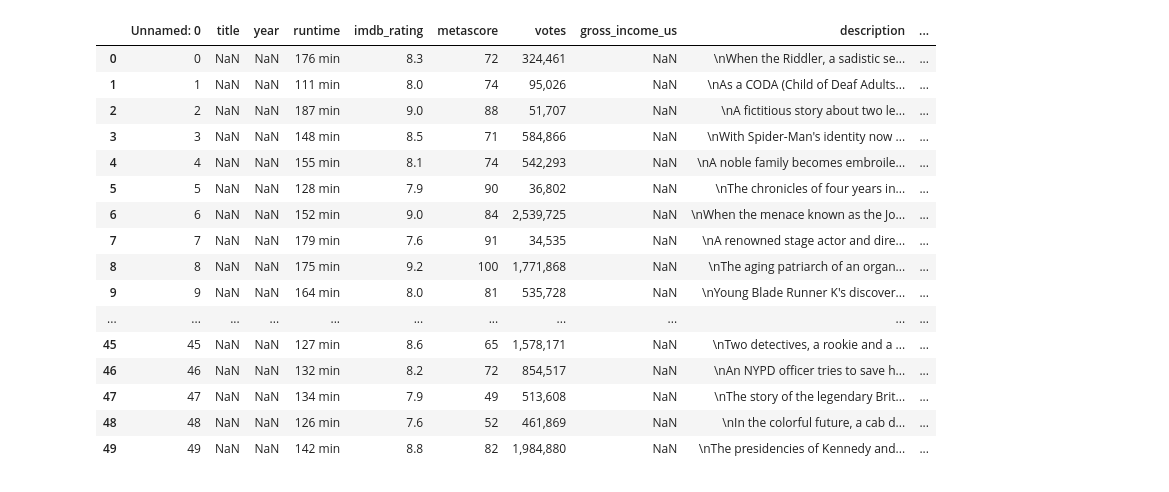
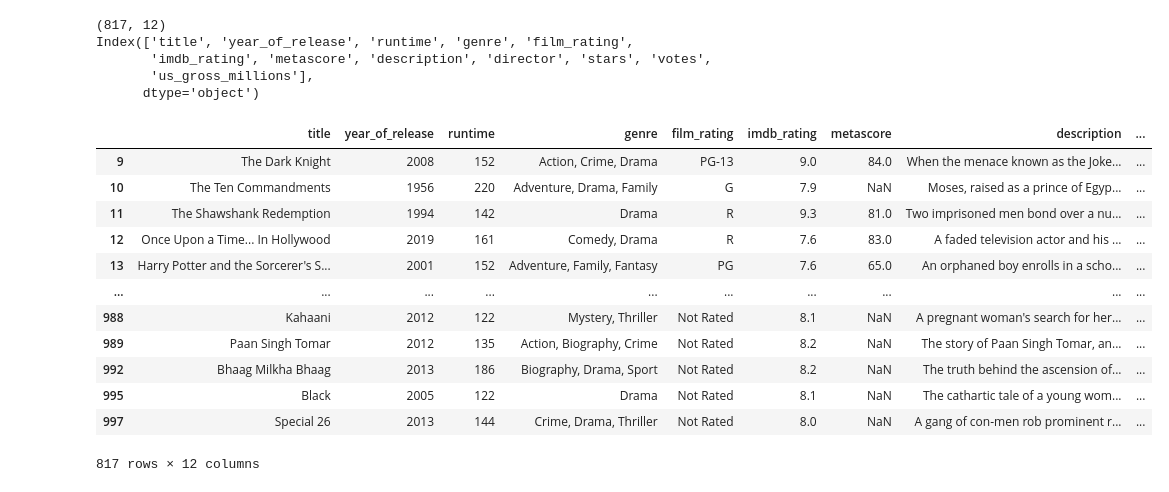
Before and after one commit to 0-Justin-ng/imdb_test, a Jupyter notebook: notebooks/data_analysis.ipynb, the cells around one changed output. Drawn from its saved outputs; the diff is of its cells as text; code cells hidden in the pictures.

Commit message:
Added some data analysis.

```diff
--- a/notebooks/data_analysis.ipynb
+++ b/notebooks/data_analysis.ipynb
@@ -1,31 +1,43 @@
 # %%
 import pandas as pd
 import numpy as np
-
+import matplotlib.pyplot as plt
+import seaborn as sns
 import os
 
-file_path = '../data'
-file = 'imdb_data.csv'
+file_path = '~/imdb_test/data'
+file = 'imdb_data_2022.csv'
 PATH = os.path.join(file_path, file)
 
 df = pd.read_csv(PATH)
+df.drop(['Unnamed: 0'], 1, inplace=True)
+pd.set_option("display.max_rows", 50)
+
+# Removes movies that don't have US gross.
+gross_df = df[df['us_gross_millions'].notna()]
+# %%
+print(gross_df.shape)
+print(gross_df.columns)
+# %% [output]
+(817, 12)
+Index(['title', 'year_of_release', 'runtime', 'genre', 'film_rating',
+       'imdb_rating', 'metascore', 'description', 'director', 'stars', 'votes',
+       'us_gross_millions'],
+      dtype='object')
 # %%
-df
+# display(df)
+display(gross_df)
 # %% [output]
-|  | Unnamed: 0 | title | year | runtime | imdb_rating | metascore | votes | gross_income_us | description | ... |
-| 0 | 0 | NaN | NaN | 176 min | 8.3 | 72 | 324,461 | NaN | \nWhen the Riddler, a sadistic se... | ... |
-| 1 | 1 | NaN | NaN | 111 min | 8.0 | 74 | 95,026 | NaN | \nAs a CODA (Child of Deaf Adults... | ... |
-| 2 | 2 | NaN | NaN | 187 min | 9.0 | 88 | 51,707 | NaN | \nA fictitious story about two le... | ... |
-| 3 | 3 | NaN | NaN | 148 min | 8.5 | 71 | 584,866 | NaN | \nWith Spider-Man's identity now ... | ... |
-| 4 | 4 | NaN | NaN | 155 min | 8.1 | 74 | 542,293 | NaN | \nA noble family becomes embroile... | ... |
-| 5 | 5 | NaN | NaN | 128 min | 7.9 | 90 | 36,802 | NaN | \nThe chronicles of four years in... | ... |
-| 6 | 6 | NaN | NaN | 152 min | 9.0 | 84 | 2,539,725 | NaN | \nWhen the menace known as the Jo... | ... |
-| 7 | 7 | NaN | NaN | 179 min | 7.6 | 91 | 34,535 | NaN | \nA renowned stage actor and dire... | ... |
-| 8 | 8 | NaN | NaN | 175 min | 9.2 | 100 | 1,771,868 | NaN | \nThe aging patriarch of an organ... | ... |
-| 9 | 9 | NaN | NaN | 164 min | 8.0 | 81 | 535,728 | NaN | \nYoung Blade Runner K's discover... | ... |
-| ... | ... | ... | ... | ... | ... | ... | ... | ... | ... | ... |
-| 45 | 45 | NaN | NaN | 127 min | 8.6 | 65 | 1,578,171 | NaN | \nTwo detectives, a rookie and a ... | ... |
-| 46 | 46 | NaN | NaN | 132 min | 8.2 | 72 | 854,517 | NaN | \nAn NYPD officer tries to save h... | ... |
-| 47 | 47 | NaN | NaN | 134 min | 7.9 | 49 | 513,608 | NaN | \nThe story of the legendary Brit... | ... |
-| 48 | 48 | NaN | NaN | 126 min | 7.6 | 52 | 461,869 | NaN | \nIn the colorful future, a cab d... | ... |
-| 49 | 49 | NaN | NaN | 142 min | 8.8 | 82 | 1,984,880 | NaN | \nThe presidencies of Kennedy and... | ... |
+|  | title | year_of_release | runtime | genre | film_rating | imdb_rating | metascore | description | ... |
+| 9 | The Dark Knight | 2008 | 152 | Action, Crime, Drama | PG-13 | 9.0 | 84.0 | When the menace known as the Joke... | ... |
+| 10 | The Ten Commandments | 1956 | 220 | Adventure, Drama, Family | G | 7.9 | NaN | Moses, raised as a prince of Egyp... | ... |
+| 11 | The Shawshank Redemption | 1994 | 142 | Drama | R | 9.3 | 81.0 | Two imprisoned men bond over a nu... | ... |
+| 12 | Once Upon a Time... In Hollywood | 2019 | 161 | Comedy, Drama | R | 7.6 | 83.0 | A faded television actor and his ... | ... |
+| 13 | Harry Potter and the Sorcerer's S... | 2001 | 152 | Adventure, Family, Fantasy | PG | 7.6 | 65.0 | An orphaned boy enrolls in a scho... | ... |
+| ... | ... | ... | ... | ... | ... | ... | ... | ... | ... |
+| 988 | Kahaani | 2012 | 122 | Mystery, Thriller | Not Rated | 8.1 | NaN | A pregnant woman's search for her... | ... |
+| 989 | Paan Singh Tomar | 2012 | 135 | Action, Biography, Crime | Not Rated | 8.2 | NaN | The story of Paan Singh Tomar, an... | ... |
+| 992 | Bhaag Milkha Bhaag | 2013 | 186 | Biography, Drama, Sport | Not Rated | 8.2 | NaN | The truth behind the ascension of... | ... |
+| 995 | Black | 2005 | 122 | Drama | Not Rated | 8.1 | NaN | The cathartic tale of a young wom... | ... |
+| 997 | Special 26 | 2013 | 144 | Crime, Drama, Thriller | Not Rated | 8.0 | NaN | A gang of con-men rob prominent r... | ... |
+817 rows × 12 columns
```
Also changed, not shown: parts of 15 cells of this notebook, 3 other files.
